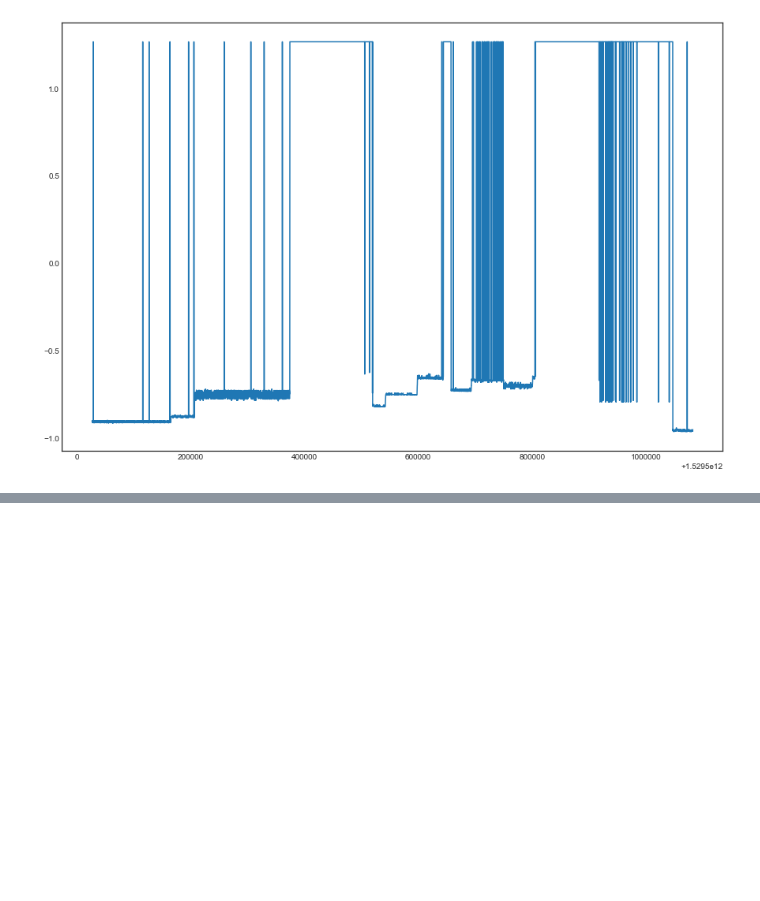
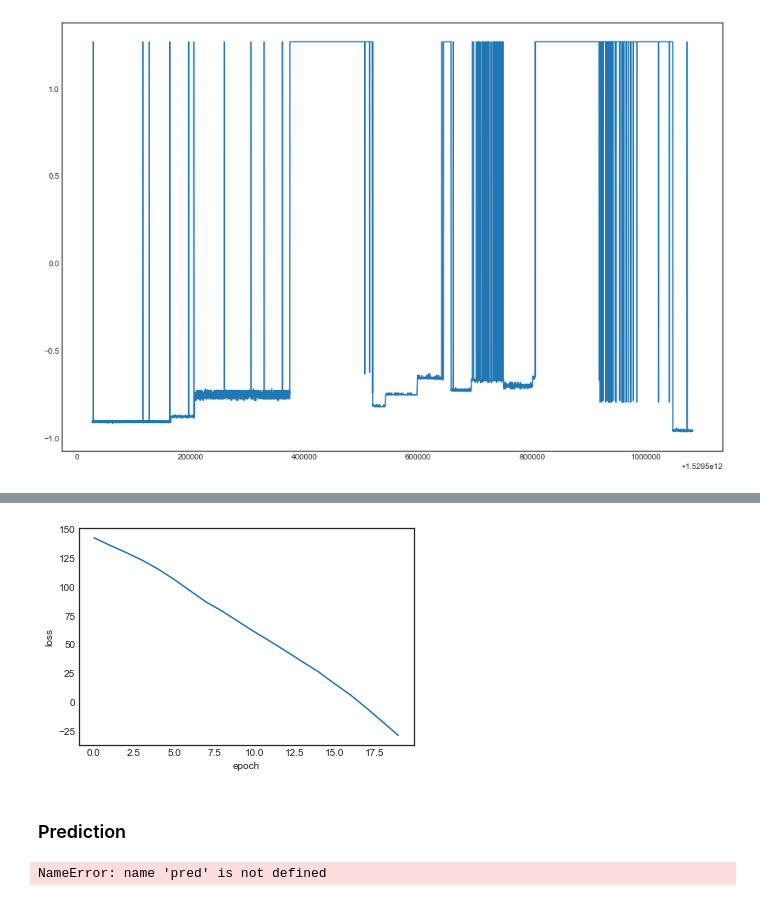
Before and after one commit to lisaong/diec, a Jupyter notebook: day3/Anomaly_detection_train.ipynb, the cells around one changed output, grey strips where cells are left out. Saved outputs shown, nothing was run; the diff lists cells and outputs as text; code cells hidden in the pictures; blank space fills up the shorter version.

```diff
--- a/day3/Anomaly_detection_train.ipynb
+++ b/day3/Anomaly_detection_train.ipynb
@@ -266,0 +331,3 @@ InternalError: cudaGetDevice() failed. Status: CUDA driver version is insufficie
+# %%
+model = VAE(z_dim=20, n_dim=100, n_hidden_layers=20)
+model.fit(y_train, num_epochs=20)
@@ -266,0 +353,15 @@ InternalError: cudaGetDevice() failed. Status: CUDA driver version is insufficie
+# %%
+fig, ax = plt.subplots()
+ax.plot(model.losses)
+ax.set(xlabel='epoch', ylabel='loss')
+plt.show()
+# %% [output]
+[figure, added]
+# %% [markdown]
+### Prediction
+# %%
+model.sess.run(pred, feed_dict={model.input:y_train})
+
+#                feed_dict = {self.input: X, self.batch_size: batch_size})
+# %% [output]
+NameError: name 'pred' is not defined
```
Also changed, not shown: parts of 15 cells of this notebook, 1 other file.
